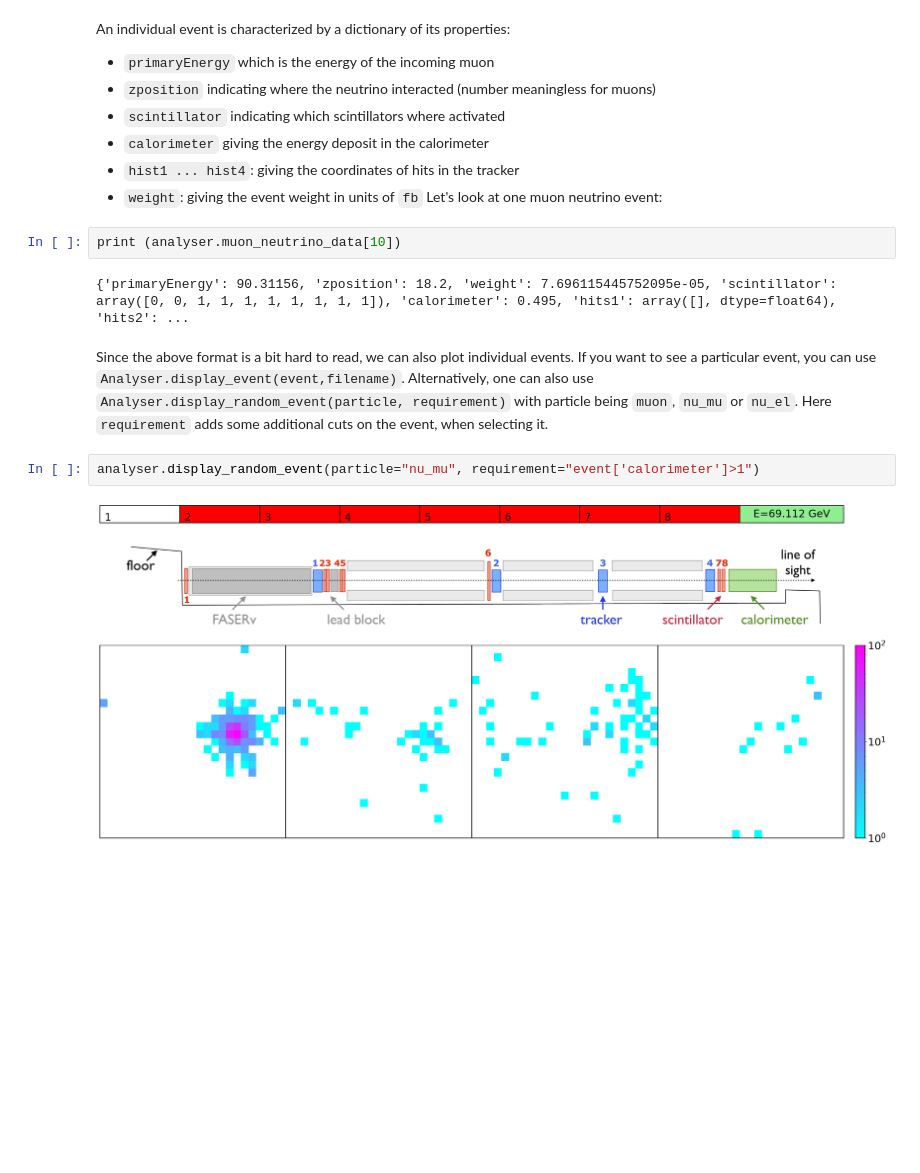
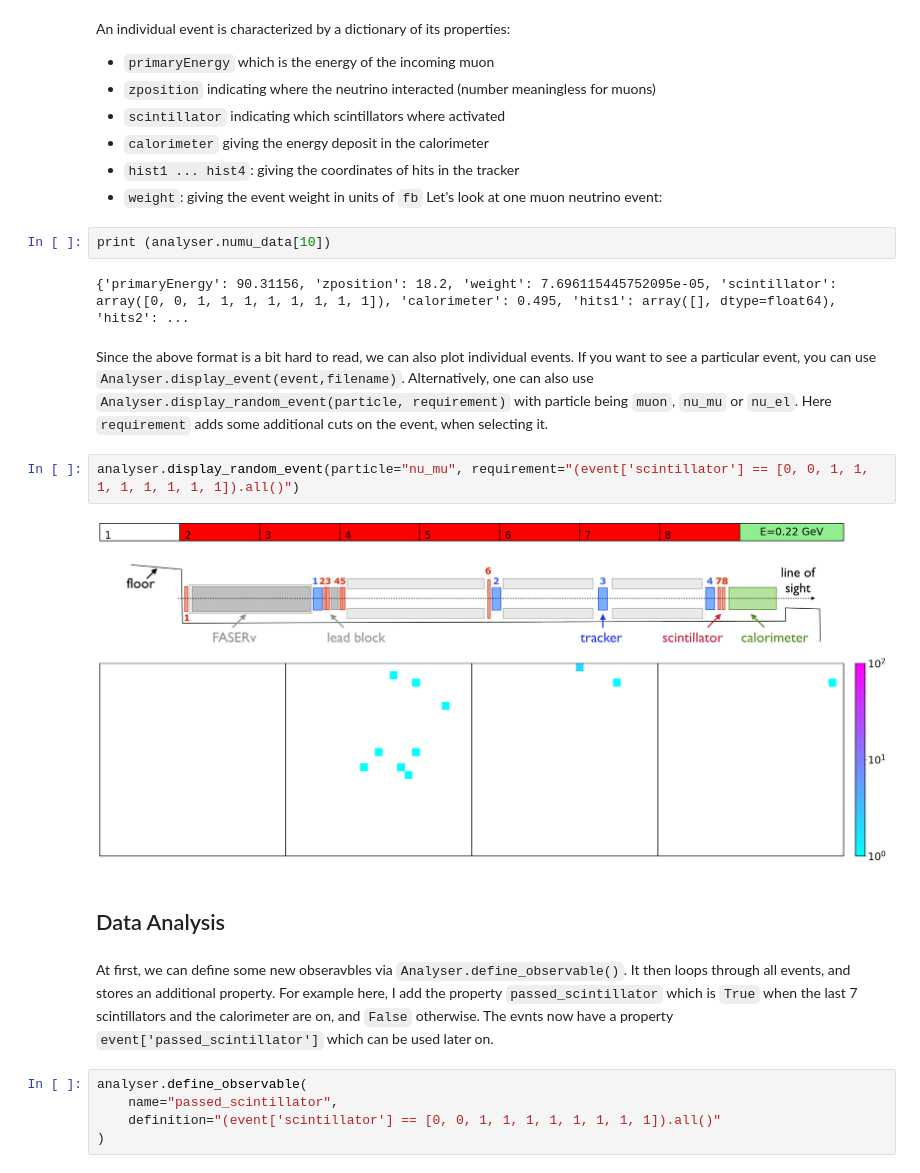
Before and after one commit to mwaterbury/scintillatorneutrinos, a Jupyter notebook: Analysis_Felix.ipynb, the cells around one changed output. Cells and saved outputs as stored; diff of their text form; blank space fills up the shorter version.

Commit message:
New Plotting Function by Felix

```diff
--- a/Analysis_Felix.ipynb
+++ b/Analysis_Felix.ipynb
@@ -52,12 +52,21 @@ An individual event is characterized by a dictionary of its properties:
 - `weight`: giving the event weight in units of `fb`
 Let's look at one muon neutrino event:
 # %%
-print (analyser.muon_neutrino_data[10])
+print (analyser.numu_data[10])
 # %% [output]
 {'primaryEnergy': 90.31156, 'zposition': 18.2, 'weight': 7.696115445752095e-05, 'scintillator': array([0, 0, 1, 1, 1, 1, 1, 1, 1, 1]), 'calorimeter': 0.495, 'hits1': array([], dtype=float64), 'hits2': ...
 # %% [markdown]
 Since the above format is a bit hard to read, we can also plot individual events. If you want to see a particular event, you can use `Analyser.display_event(event,filename)`. Alternatively, one can also use `Analyser.display_random_event(particle, requirement)` with particle being `muon`, `nu_mu` or `nu_el`. Here `requirement` adds some additional cuts on the event, when selecting it.
 # %%
-analyser.display_random_event(particle="nu_mu", requirement="event['calorimeter']>1")
+analyser.display_random_event(particle="nu_mu", requirement="(event['scintillator'] == [0, 0, 1, 1, 1, 1, 1, 1, 1, 1]).all()")
 # %% [output]
-[figure, old version]
+[figure, new version]
+# %% [markdown]
+## Data Analysis
+# %% [markdown]
+At first, we can define some new obseravbles via `Analyser.define_observable()`. It then loops through all events, and stores an additional property. For example here, I add the property `passed_scintillator` which is `True` when the last 7 scintillators and the calorimeter are on, and `False` otherwise. The evnts now have a property `event['passed_scintillator']` which can be used later on.
+# %%
+analyser.define_observable(
+    name="passed_scintillator",
+    definition="(event['scintillator'] == [0, 0, 1, 1, 1, 1, 1, 1, 1, 1]).all()"
+)
```
Also changed, not shown: parts of 5 cells of this notebook, 22 other files.
